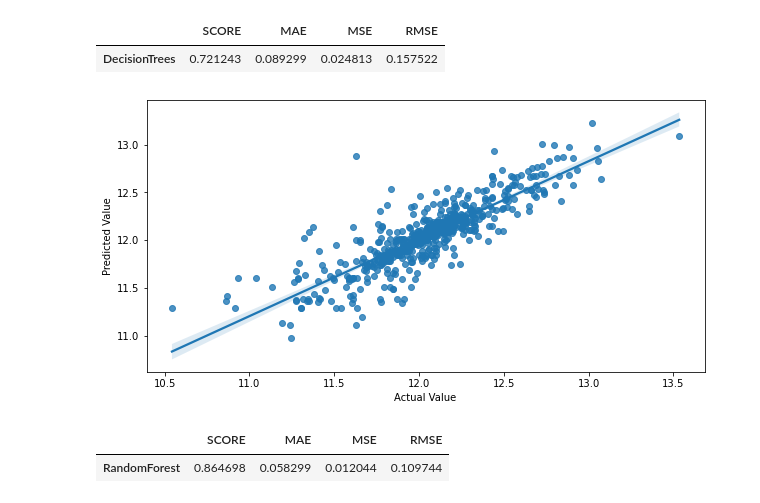
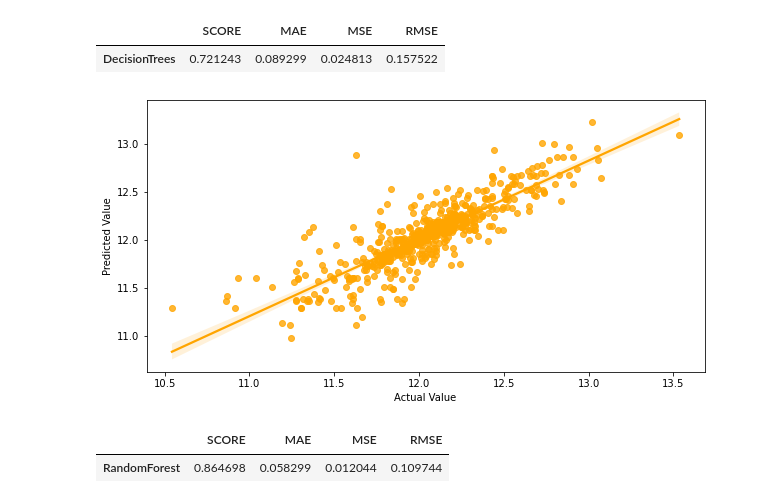
Before and after one commit to isoori/AdvancedHousePrice, a Jupyter notebook: AdvanceHousePrice.ipynb, the cells around one changed output. Saved outputs shown, nothing was run; the diff lists cells and outputs as text; code cells hidden in the pictures.

```diff
--- a/AdvanceHousePrice.ipynb
+++ b/AdvanceHousePrice.ipynb
@@ -162,14 +162,14 @@ m2
 # %% [output]
 |  | SCORE | MAE | MSE | RMSE |
 | DecisionTrees | 0.721243 | 0.089299 | 0.024813 | 0.157522 |
-# %%
-plt.figure(figsize=(10,5))
-plt.xlabel('Actual Value')
-plt.ylabel('Predicted Value')
-sns.regplot(y_test.values,predictiont)
-plt.show()
-# %% [output]
-[figure, removed]
+# %%
+plt.figure(figsize=(10,5))
+plt.xlabel('Actual Value')
+plt.ylabel('Predicted Value')
+sns.regplot(y_test.values,predictiont,color='orange')
+plt.show()
+# %% [output]
+[figure, added]
 # %%
 forest = RandomForestRegressor()
 forest.fit(X_train,y_train)
```
Also changed, not shown: parts of 14 cells of this notebook.
